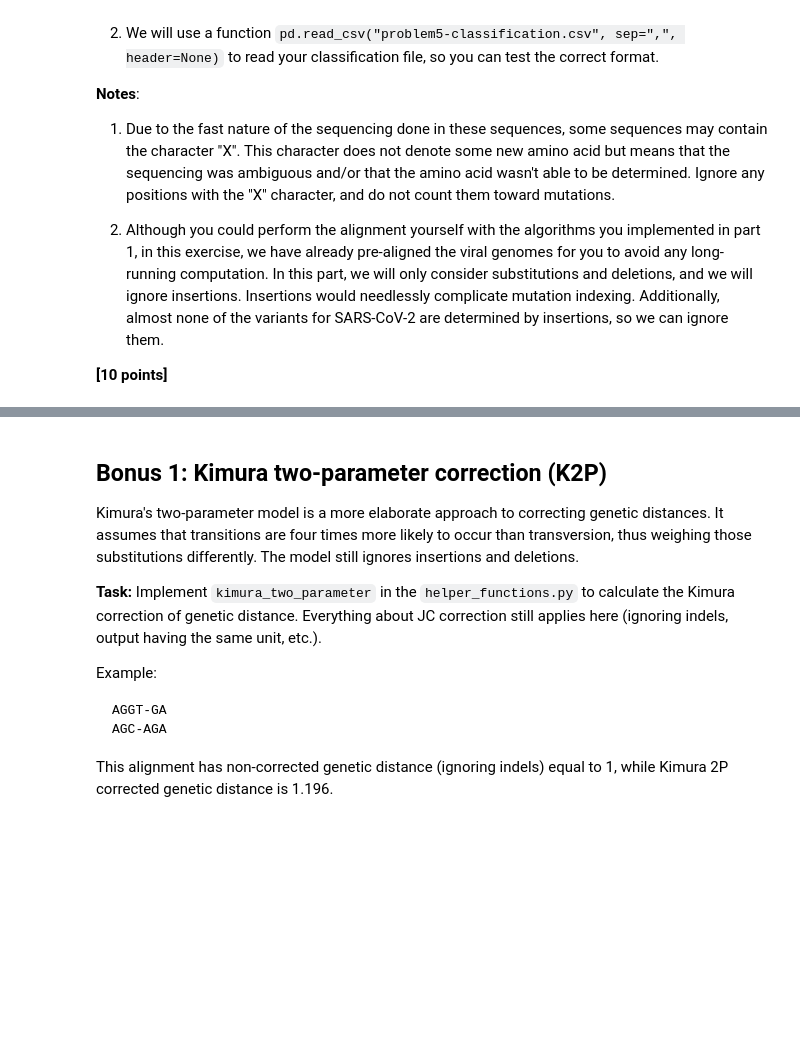
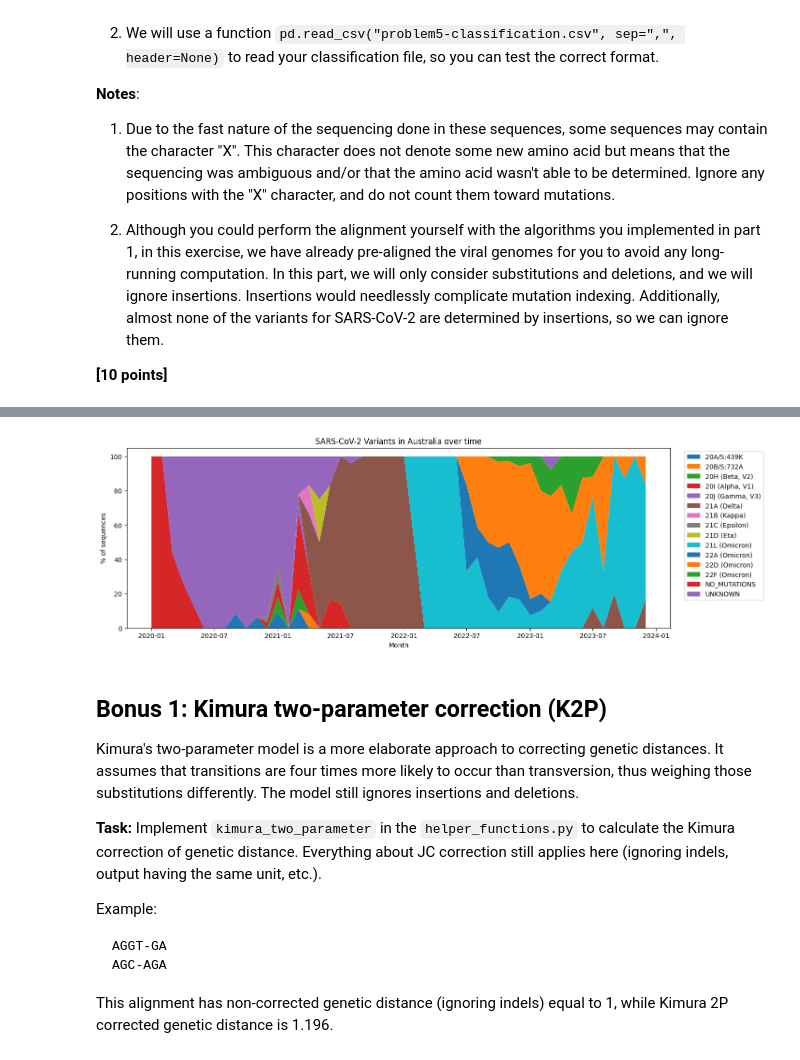
Before and after one commit to larissaavong/assign_viral_evo, a Jupyter notebook: viral_evo_workbook.ipynb, the cells around one changed output, grey strips where cells are left out. Cells and saved outputs as stored; diff of their text form; code cells hidden in the pictures; blank space fills up the shorter version.

Commit message:
finished problem5

```diff
--- a/viral_evo_workbook.ipynb
+++ b/viral_evo_workbook.ipynb
@@ -505,3 +591,19 @@ After you have assigned all the sequences to a variant, create a plot showing th
+# %%
+# for each variant calculate the percentage observed each month
+count = variant_df.groupby([pd.Grouper(key="date", freq="MS"), "variant"]).size().unstack(fill_value=0)
+percentage = count.div(count.sum(axis=1), axis=0) * 100
+
+plt.figure(figsize=(15,5))
+plt.stackplot(percentage.index, [percentage[i] for i in percentage.columns], labels=count.columns)
+plt.xlabel("Month")
+plt.ylabel("% of sequences")
+plt.title("SARS-CoV-2 Variants in Australia over time")
+plt.legend(bbox_to_anchor=(1.02, 1), loc='upper left')
+plt.tight_layout
+
+plt.savefig("problem5.svg")
+# %% [output]
+[figure, added]
 # %% [markdown]
 ## Bonus 1: Kimura two-parameter correction (K2P)
 
```
Also changed, not shown: parts of 4 cells of this notebook, 6 other files.
